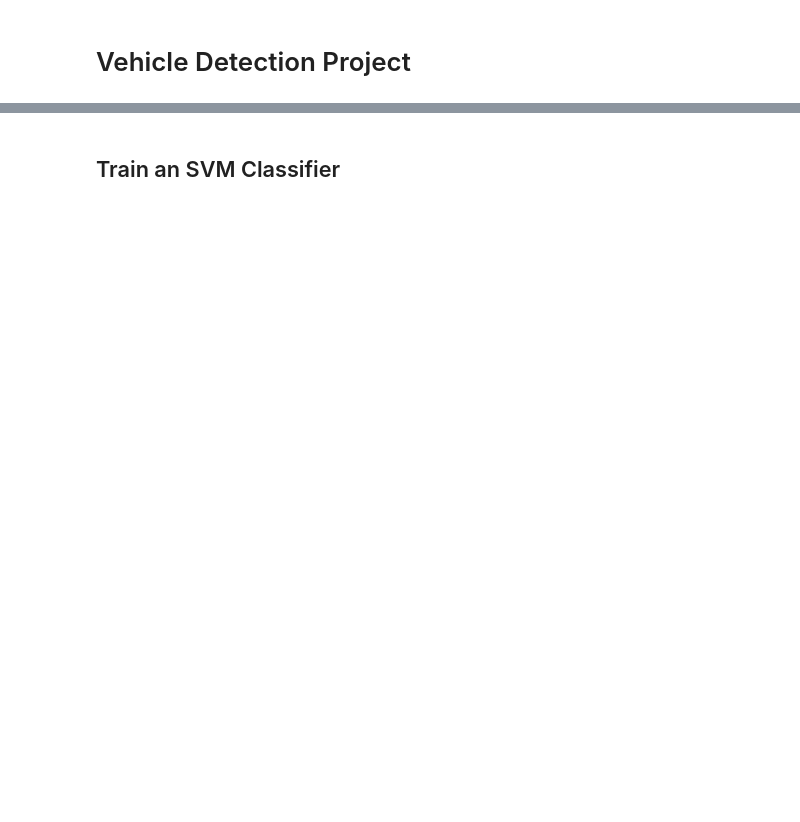
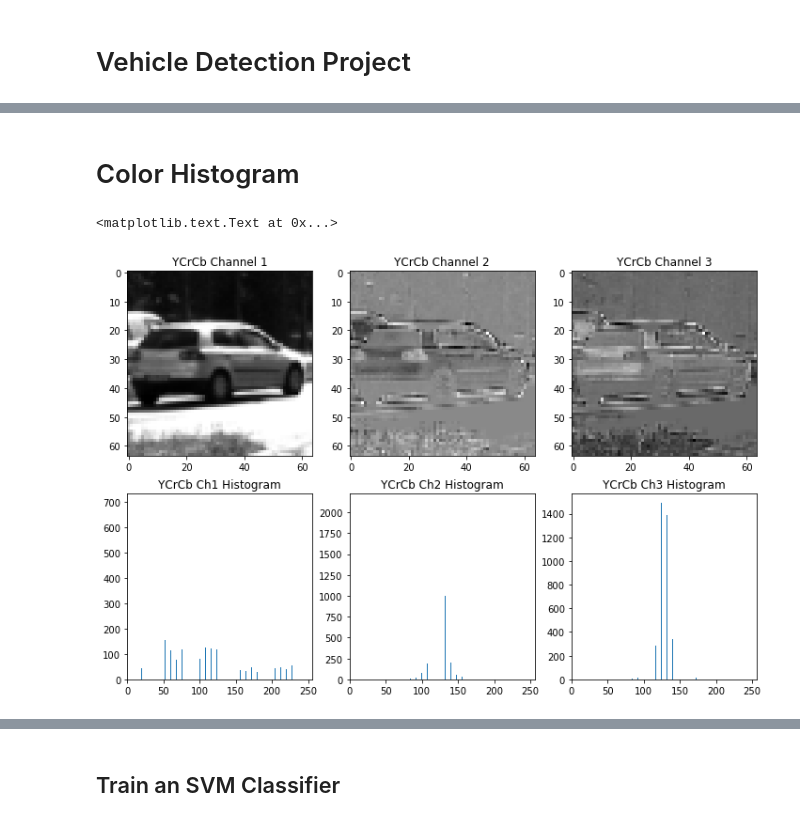
Before and after one commit to rudi77/sdc, a Jupyter notebook: project5/exploration.ipynb, the cells around one changed output, grey strips where cells are left out. Drawn from its saved outputs; the diff is of its cells as text; code cells hidden in the pictures; blank space fills up the shorter version.

```diff
--- a/project5/exploration.ipynb
+++ b/project5/exploration.ipynb
@@ -196,0 +180,37 @@ len(dataset.columns)
+# %% [markdown]
+# Color Histogram
+# %%
+#show_channels(car_image, None, 'YCrCb', figsize=(12,3), pos=131)
+
+img = cv2.cvtColor(car_image, cv2.COLOR_RGB2YCrCb)
+rhist, ghist, bhist, bin_centers, hist_features = dg.color_hist((img * 255).astype(np.uint8), nbins=32, histonly=False)
+
+pos = 231
+fig = plt.figure(figsize=(12,8))
+for i in range(3):
+    plt.subplot(pos)
+    plt.imshow(img[:,:,i], cmap='gray')
+    plt.title('YCrCb Channel {}'.format(i+1))
+    pos += 1
+
+plt.subplot(pos)
+plt.bar(bin_centers, rhist[0])
+plt.xlim(0, 256)
+plt.title('YCrCb Ch1 Histogram')
+
+pos += 1
+
+plt.subplot(pos)
+plt.bar(bin_centers, ghist[0])
+plt.xlim(0, 256)
+plt.title('YCrCb Ch2 Histogram')
+
+pos += 1
+
+plt.subplot(pos)
+plt.bar(bin_centers, bhist[0])
+plt.xlim(0, 256)
+plt.title('YCrCb Ch3 Histogram')
+# %% [output]
+<matplotlib.text.Text at 0x...>
+[figure, added]
```
Also changed, not shown: parts of 37 cells of this notebook, 3 other files.
